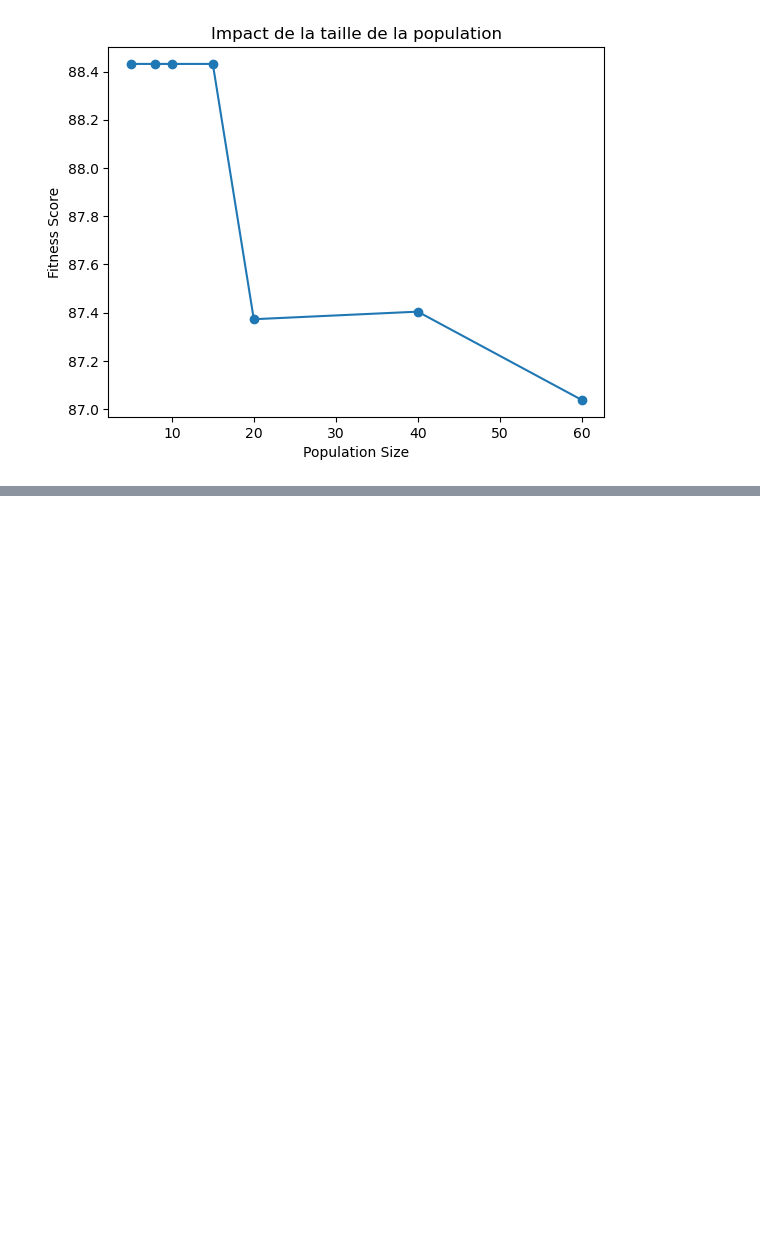
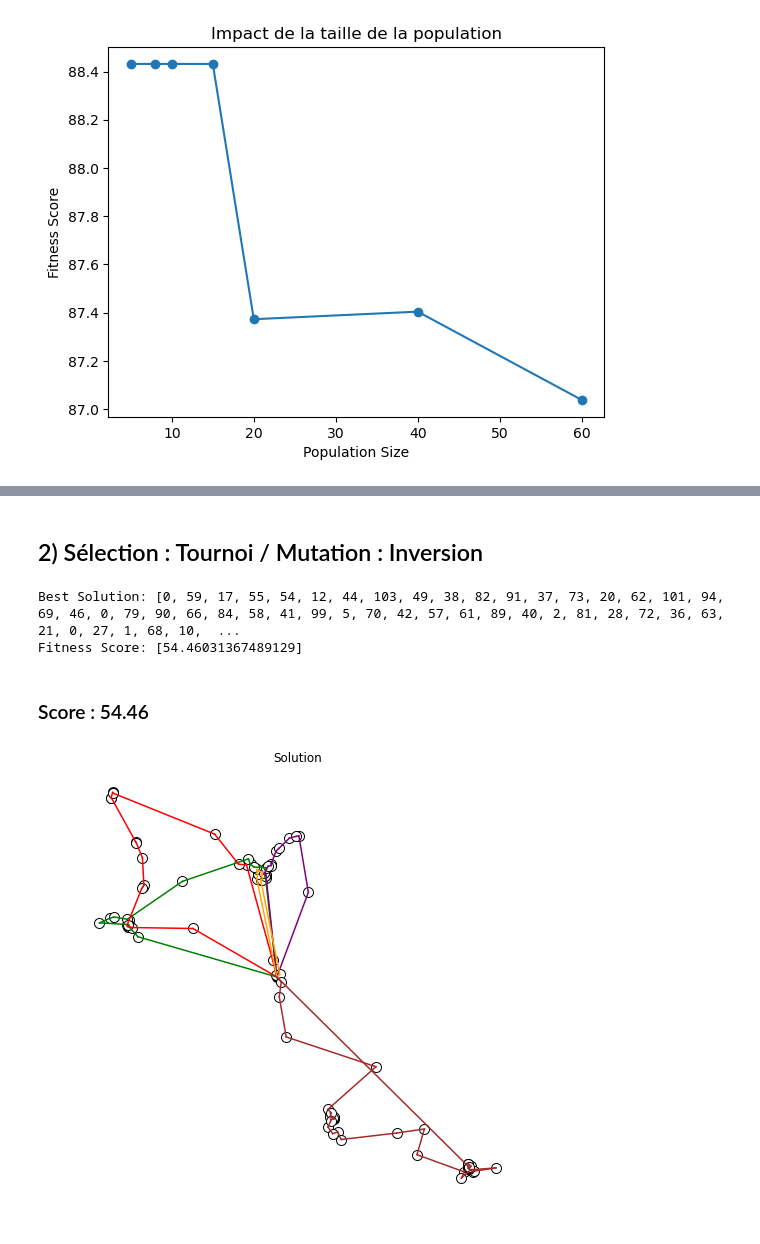
Before and after one commit to D0gmaDev/ico-2025, a Jupyter notebook: meta_heuristique_notebook.ipynb, the cells around one changed output, grey strips where cells are left out. Saved outputs shown, nothing was run; the diff lists cells and outputs as text; code cells hidden in the pictures; blank space fills up the shorter version.

```diff
--- a/meta_heuristique_notebook.ipynb
+++ b/meta_heuristique_notebook.ipynb
@@ -633,0 +843,18 @@ plt.show()
+# %% [markdown]
+## 2) Sélection : Tournoi / Mutation : Inversion
+# %%
+population = [construct_initial_solution(test_state) for _ in range(population_size)]
+best_solution, best_fitness = genetic_algorithm(test_state, population, population_size, [generations], mutation_rate, selection_method='tournament', mutation_method='inversion')
+best_solution = best_solution[0]
+
+print("Best Solution:", best_solution)
+print("Fitness Score:", best_fitness)
+# %% [output]
+Best Solution: [0, 59, 17, 55, 54, 12, 44, 103, 49, 38, 82, 91, 37, 73, 20, 62, 101, 94, 69, 46, 0, 79, 90, 66, 84, 58, 41, 99, 5, 70, 42, 57, 61, 89, 40, 2, 81, 28, 72, 36, 63, 21, 0, 27, 1, 68, 10,  ...
+Fitness Score: [54.46031367489129]
+# %% [markdown]
+### Score : 54.46
+# %%
+plot_solution(test_state, best_solution)
+# %% [output]
+[figure, added]
```
Also changed, not shown: parts of 34 cells of this notebook.
